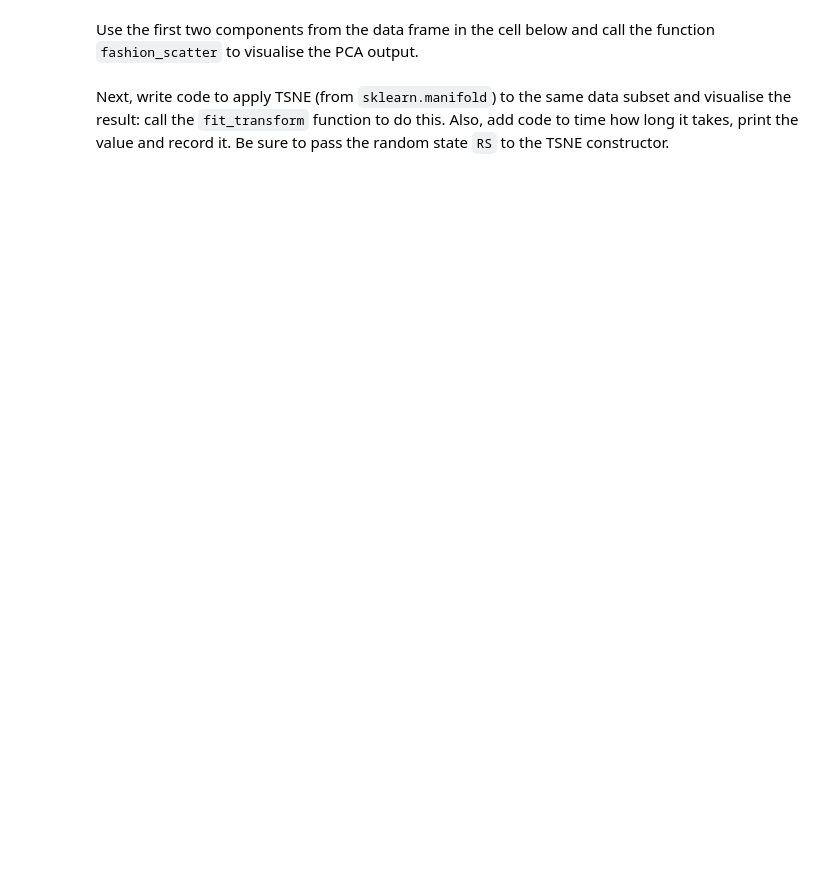
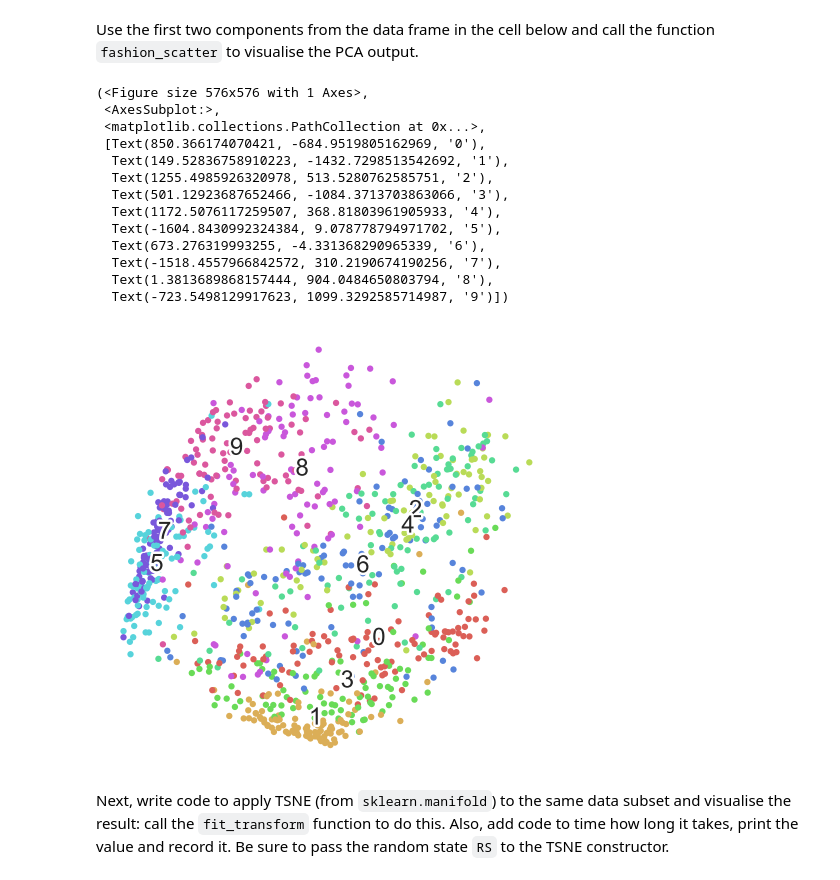
Before and after one commit to Raynham/Advanced-Data-Dnalytics, a Jupyter notebook: week1/Worksheet1.ipynb, the cells around one changed output. Saved outputs shown, nothing was run; the diff lists cells and outputs as text; code cells hidden in the pictures; blank space fills up the shorter version.

Commit message:
finish week1

```diff
--- a/week1/Worksheet1.ipynb
+++ b/week1/Worksheet1.ipynb
@@ -50,2 +48,8 @@ X_train, y_train =
+# %%
+# TODO block 1
+
+import mnist_reader as mr
+
+X_train, y_train = mr.load_mnist(path = "C:\Learn\Data Science\Advanced-Data-Dnalytics\week1")
 # %% [markdown]
 60,000 data points is a healthy size of dataset. But for running experiments, it will be more convenient to work with a smaller subset. Write code to take a slice of the first 1000 points from both the X and y arrays. Check that we have examples of all the labels by calling `np.unique` on the y subset.
@@ -53,0 +56,8 @@ X_train, y_train =
+# %%
+# TODO block 2
+
+s = slice(1000)
+X_train_subset = X_train[s]
+y_train_subset = y_train[s]
+
+print(np.unique(y_train_subset))
@@ -59,10 +71,11 @@ Make a note of the time elapsed and the proportion of variance explained for the
 # %%
 # TODO block 3
 from sklearn.decomposition import PCA
-
+import time
 time_start = time.time()
 
-
+pca = PCA(n_components= 4,random_state=RS)
+pca_result = pca.fit_transform(X_train_subset)
 
 print ('PCA done! Time elapsed: {} seconds'.format(time.time()-time_start))
 print ('Variance explained per principal component: {}'.format(pca.explained_variance_ratio_))
@@ -71,13 +87,30 @@ Use the first two components from the data frame in the cell below and
 call the function `fashion_scatter` to visualise the PCA output.
 # %%
 #TODO block 4
-
+import fashion_scatter as fc
 pca_df = pd.DataFrame(columns = ['pca1','pca2','pca3','pca4'])
 
 pca_df['pca1'] = pca_result[:,0]
 pca_df['pca2'] = pca_result[:,1]
 pca_df['pca3'] = pca_result[:,2]
 pca_df['pca4'] = pca_result[:,3]
+
+fc.fashion_scatter(pca_df[['pca1','pca2']].values, y_train_subset)
+# %% [output]
+(<Figure size 576x576 with 1 Axes>,
+ <AxesSubplot:>,
+ <matplotlib.collections.PathCollection at 0x...>,
+ [Text(850.366174070421, -684.9519805162969, '0'),
+  Text(149.52836758910223, -1432.7298513542692, '1'),
+  Text(1255.4985926320978, 513.5280762585751, '2'),
+  Text(501.12923687652466, -1084.3713703863066, '3'),
+  Text(1172.5076117259507, 368.81803961905933, '4'),
+  Text(-1604.8430992324384, 9.078778794971702, '5'),
+  Text(673.276319993255, -4.331368290965339, '6'),
+  Text(-1518.4557966842572, 310.2190674190256, '7'),
+  Text(1.3813689868157444, 904.0484650803794, '8'),
+  Text(-723.5498129917623, 1099.3292585714987, '9')])
+[figure, added]
 # %% [markdown]
 Next, write code to apply TSNE (from `sklearn.manifold`) to the same data subset and visualise the result:
 call the `fit_transform` function to do this.
```
Also changed, not shown: parts of 22 cells of this notebook, 2 other files.
